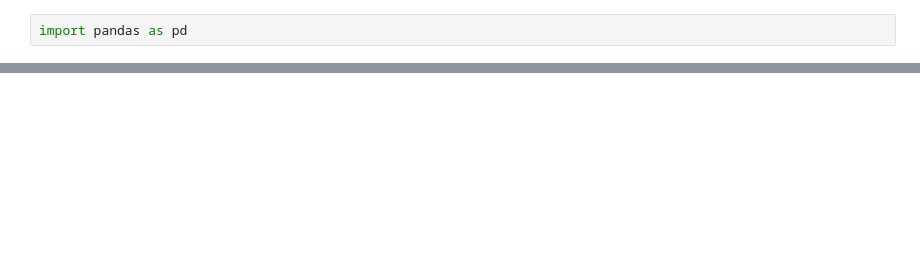
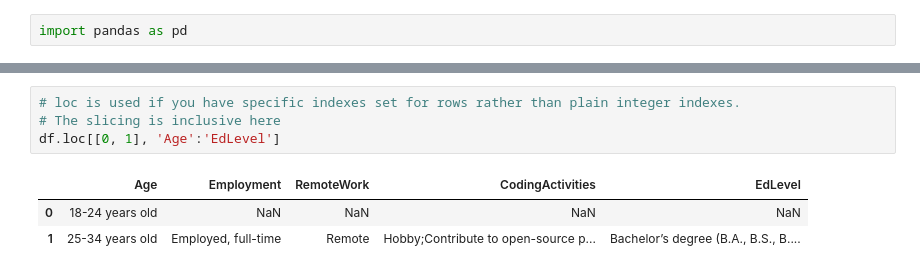
Before and after one commit to ammarlodhi255/data_analysis_with_pd, a Jupyter notebook: selecting_rows_and_cols.ipynb, the cells around one changed output, grey strips where cells are left out. Cells and saved outputs as stored; diff of their text form; blank space fills up the shorter version.

```diff
--- a/selecting_rows_and_cols.ipynb
+++ b/selecting_rows_and_cols.ipynb
@@ -17,0 +103,8 @@ df.head(5)
+# %%
+# loc is used if you have specific indexes set for rows rather than plain integer indexes.
+# The slicing is inclusive here
+df.loc[[0, 1], 'Age':'EdLevel']
+# %% [output]
+|  | Age | Employment | RemoteWork | CodingActivities | EdLevel |
+| 0 | 18-24 years old | NaN | NaN | NaN | NaN |
+| 1 | 25-34 years old | Employed, full-time | Remote | Hobby;Contribute to open-source p... | Bachelor’s degree (B.A., B.S., B.... |
```
Also changed, not shown: parts of 8 cells of this notebook.
